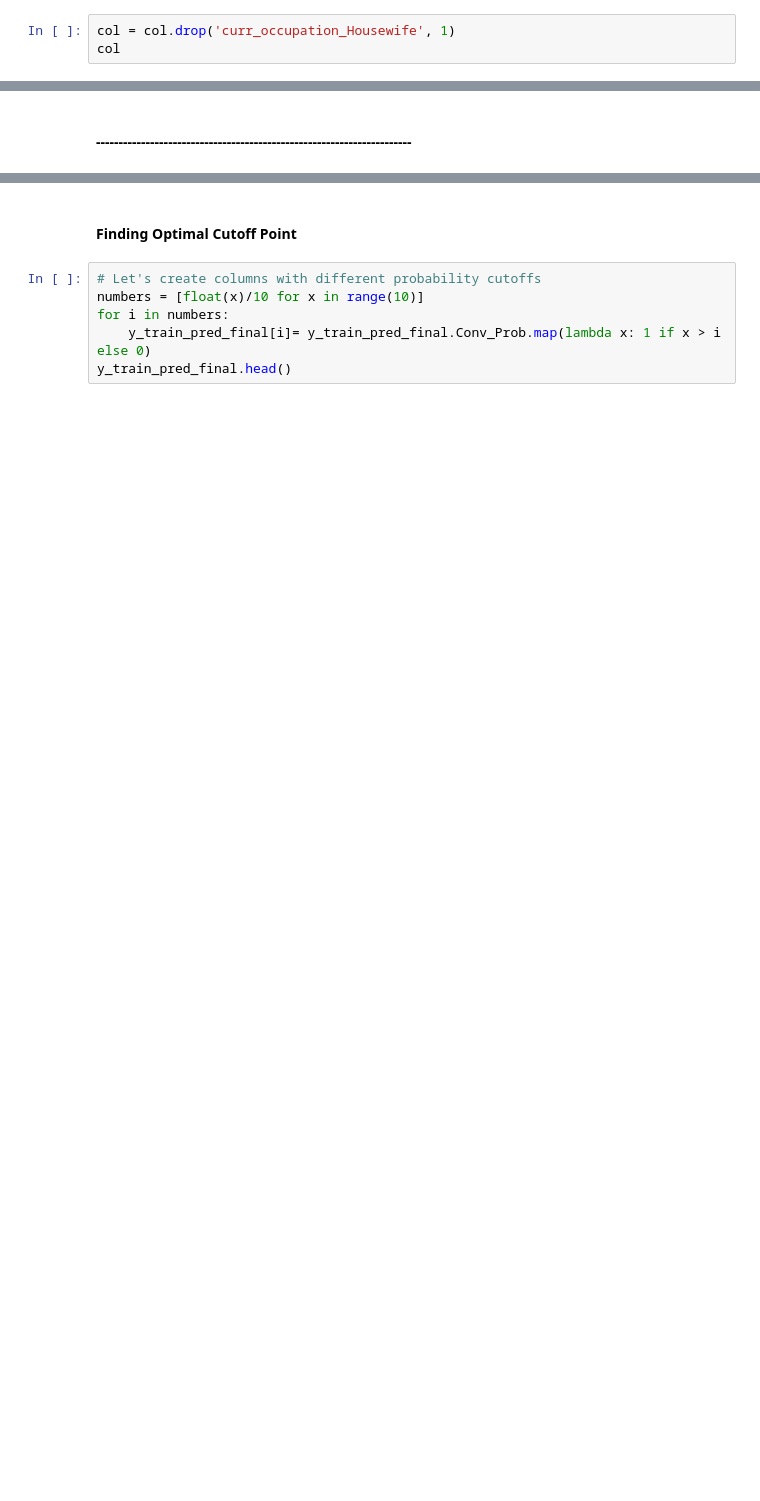
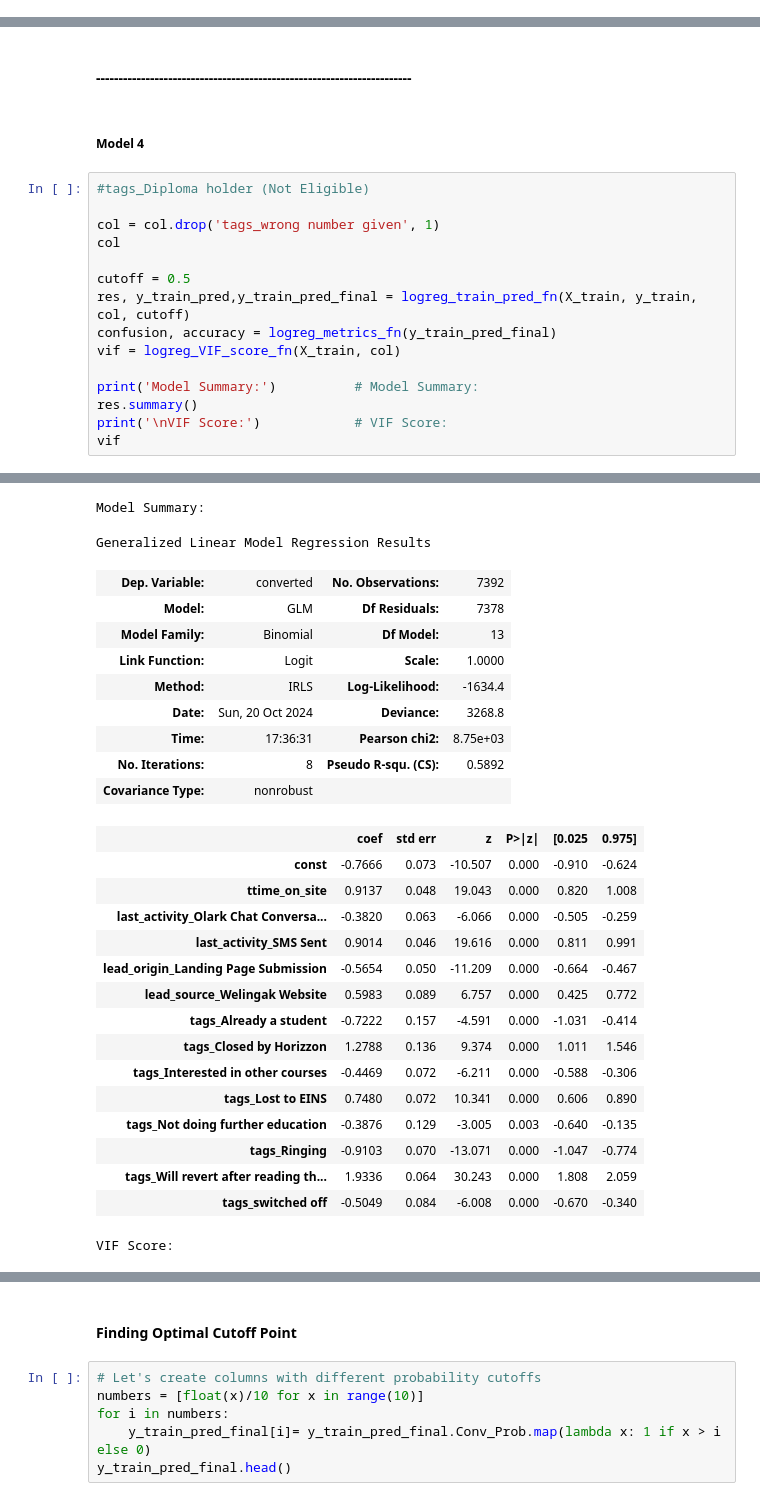
Before and after one commit to vigneshk01/Lead-Scoring-Case-Study, a Jupyter notebook: lead-scoring-case-study.ipynb, the cells around one changed output, grey strips where cells are left out. Saved outputs shown, nothing was run; the diff lists cells and outputs as text; blank space fills up the shorter version.

```diff
--- a/lead-scoring-case-study.ipynb
+++ b/lead-scoring-case-study.ipynb
@@ -647,6 +1178,3 @@ print(f'\nAccuracy Score: {accuracy}\n')       # Accuracy Score:
 # %% [markdown]
 ##### Model 3
-# %%
-col = col.drop('curr_occupation_Housewife', 1)
-col
 # %%
@@ -671,2 +1203,20 @@ print(f'\nAccuracy Score: {accuracy}\n')   # Accuracy Score:
 # %% [markdown]
 ####  ----------------------------------------------------------------------
+# %% [markdown]
+##### Model 4
+# %%
+#tags_Diploma holder (Not Eligible)
+
+col = col.drop('tags_wrong number given', 1)
+col
+
+cutoff = 0.5
+res, y_train_pred,y_train_pred_final = logreg_train_pred_fn(X_train, y_train, col, cutoff)
+confusion, accuracy = logreg_metrics_fn(y_train_pred_final)
+vif = logreg_VIF_score_fn(X_train, col)
+
+print('Model Summary:')          # Model Summary:
+res.summary()
+print('\nVIF Score:')            # VIF Score:
+vif
+# %% [output]
@@ -672,0 +1230,27 @@ print(f'\nAccuracy Score: {accuracy}\n')   # Accuracy Score:
+Model Summary:
+Generalized Linear Model Regression Results
+| Dep. Variable: | converted | No. Observations: | 7392 |
+| Model: | GLM | Df Residuals: | 7378 |
+| Model Family: | Binomial | Df Model: | 13 |
+| Link Function: | Logit | Scale: | 1.0000 |
+| Method: | IRLS | Log-Likelihood: | -1634.4 |
+| Date: | Sun, 20 Oct 2024 | Deviance: | 3268.8 |
+| Time: | 17:36:31 | Pearson chi2: | 8.75e+03 |
+| No. Iterations: | 8 | Pseudo R-squ. (CS): | 0.5892 |
+| Covariance Type: | nonrobust |  |  |
+|  | coef | std err | z | P>|z| | [0.025 | 0.975] |
+| const | -0.7666 | 0.073 | -10.507 | 0.000 | -0.910 | -0.624 |
+| ttime_on_site | 0.9137 | 0.048 | 19.043 | 0.000 | 0.820 | 1.008 |
+| last_activity_Olark Chat Conversa... | -0.3820 | 0.063 | -6.066 | 0.000 | -0.505 | -0.259 |
+| last_activity_SMS Sent | 0.9014 | 0.046 | 19.616 | 0.000 | 0.811 | 0.991 |
+| lead_origin_Landing Page Submission | -0.5654 | 0.050 | -11.209 | 0.000 | -0.664 | -0.467 |
+| lead_source_Welingak Website | 0.5983 | 0.089 | 6.757 | 0.000 | 0.425 | 0.772 |
+| tags_Already a student | -0.7222 | 0.157 | -4.591 | 0.000 | -1.031 | -0.414 |
+| tags_Closed by Horizzon | 1.2788 | 0.136 | 9.374 | 0.000 | 1.011 | 1.546 |
+| tags_Interested in other courses | -0.4469 | 0.072 | -6.211 | 0.000 | -0.588 | -0.306 |
+| tags_Lost to EINS | 0.7480 | 0.072 | 10.341 | 0.000 | 0.606 | 0.890 |
+| tags_Not doing further education | -0.3876 | 0.129 | -3.005 | 0.003 | -0.640 | -0.135 |
+| tags_Ringing | -0.9103 | 0.070 | -13.071 | 0.000 | -1.047 | -0.774 |
+| tags_Will revert after reading th... | 1.9336 | 0.064 | 30.243 | 0.000 | 1.808 | 2.059 |
+| tags_switched off | -0.5049 | 0.084 | -6.008 | 0.000 | -0.670 | -0.340 |
+VIF Score:
```
Also changed, not shown: parts of 156 cells of this notebook.
